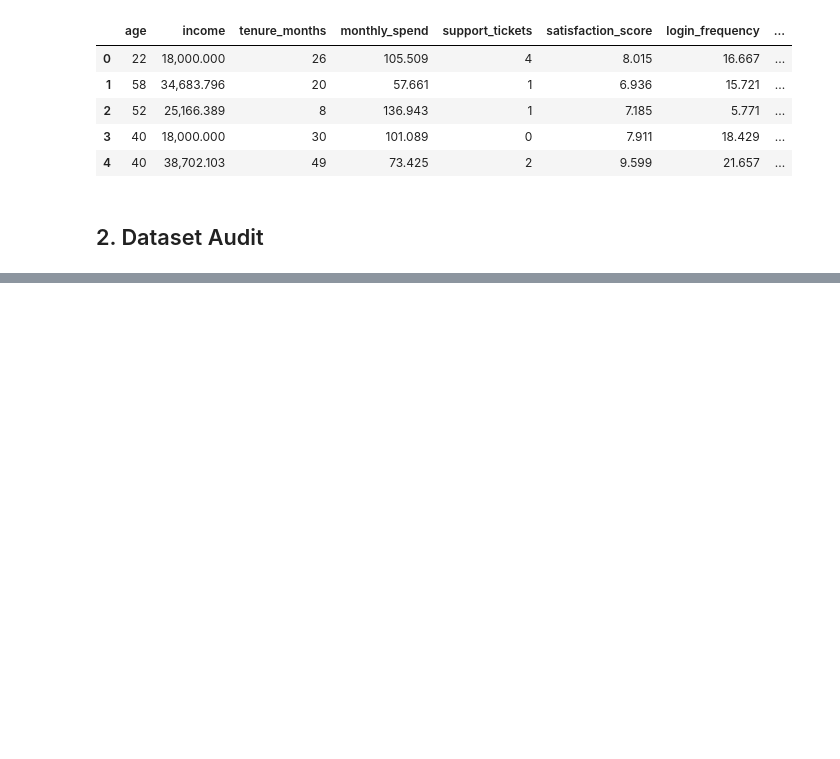
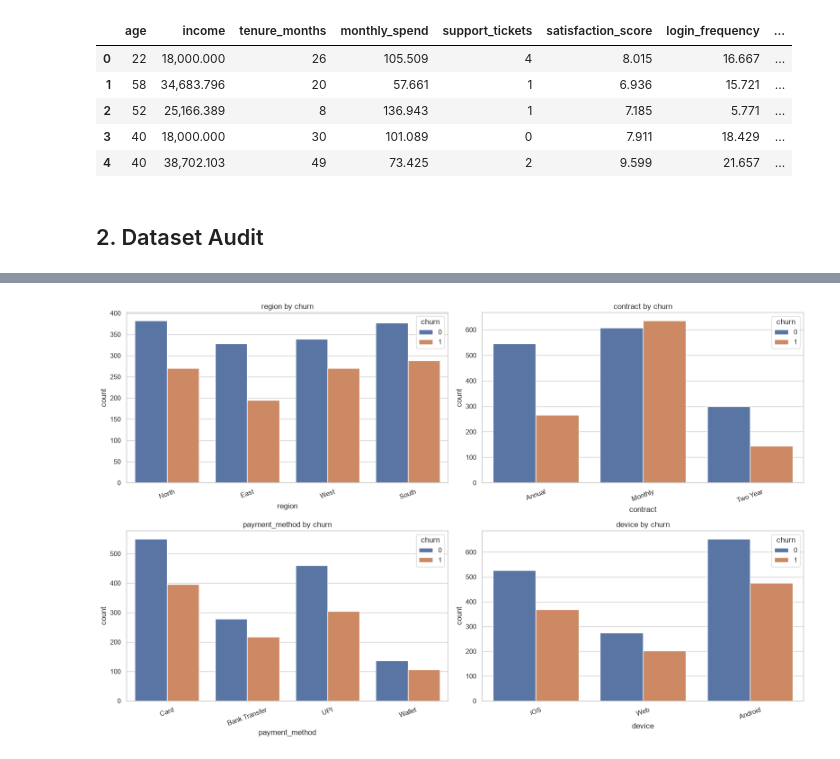
Before and after one commit to Princeg1204/AI_ML_Training, a Jupyter notebook: Jupyter_5/End_to_End_ML_Pipeline.ipynb, the cells around one changed output, grey strips where cells are left out. Saved outputs shown, nothing was run; the diff lists cells and outputs as text; code cells hidden in the pictures; blank space fills up the shorter version.

```diff
--- a/Jupyter_5/End_to_End_ML_Pipeline.ipynb
+++ b/Jupyter_5/End_to_End_ML_Pipeline.ipynb
@@ -273,0 +416,21 @@ memory usage: 309.1 KB
+# %%
+# Categorical feature frequency plots
+categorical_cols = df_clean.select_dtypes(include="object").columns.tolist()
+
+fig, axes = plt.subplots(2, 2, figsize=(16, 10))
+axes = axes.ravel()
+
+for ax, col in zip(axes, categorical_cols):
+    sns.countplot(
+        data=df_clean,
+        x=col,
+        hue="churn",
+        ax=ax
+    )
+    ax.set_title(f"{col} by churn")
+    ax.tick_params(axis="x", rotation=20)
+
+plt.tight_layout()
+plt.show()
+# %% [output]
+[figure, added]
```
Also changed, not shown: parts of 11 cells of this notebook.
